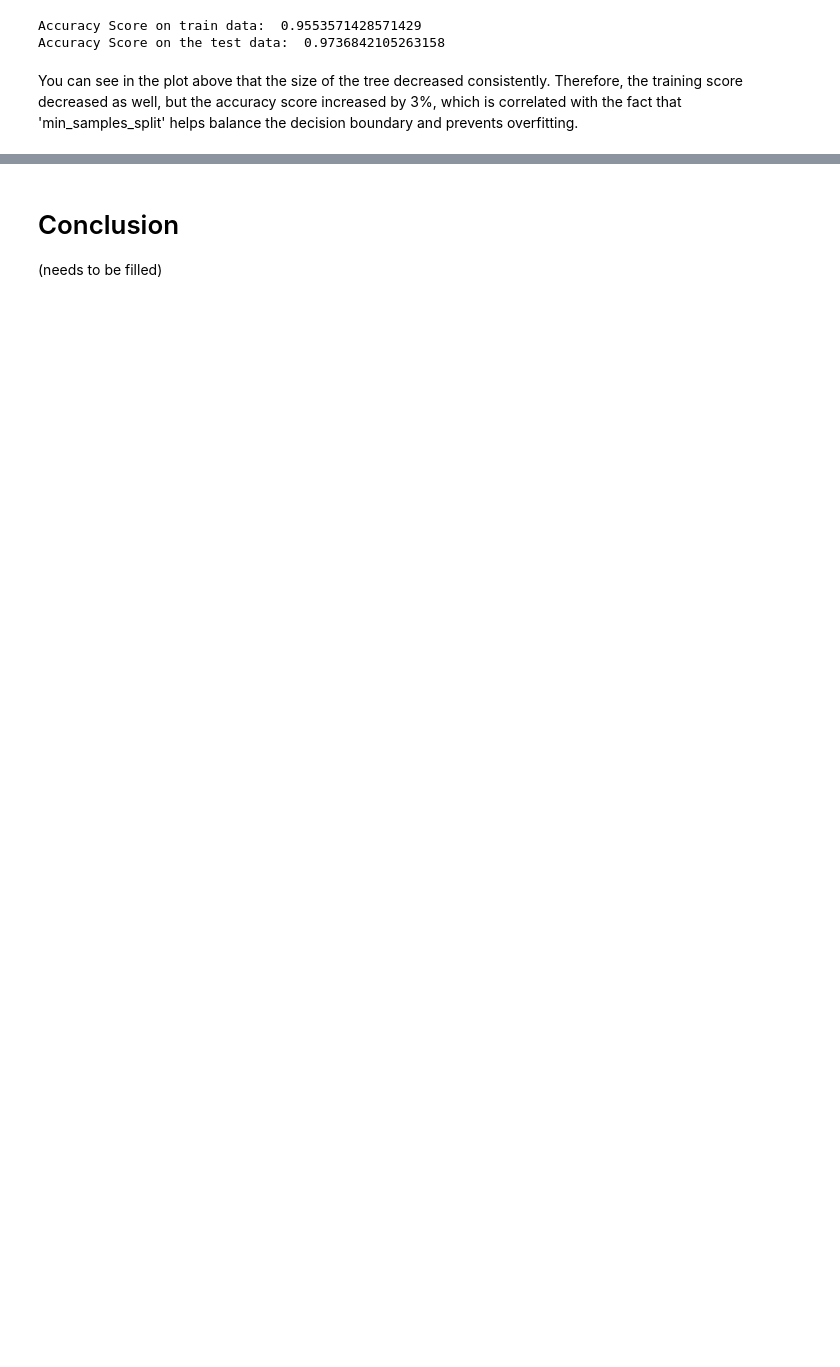
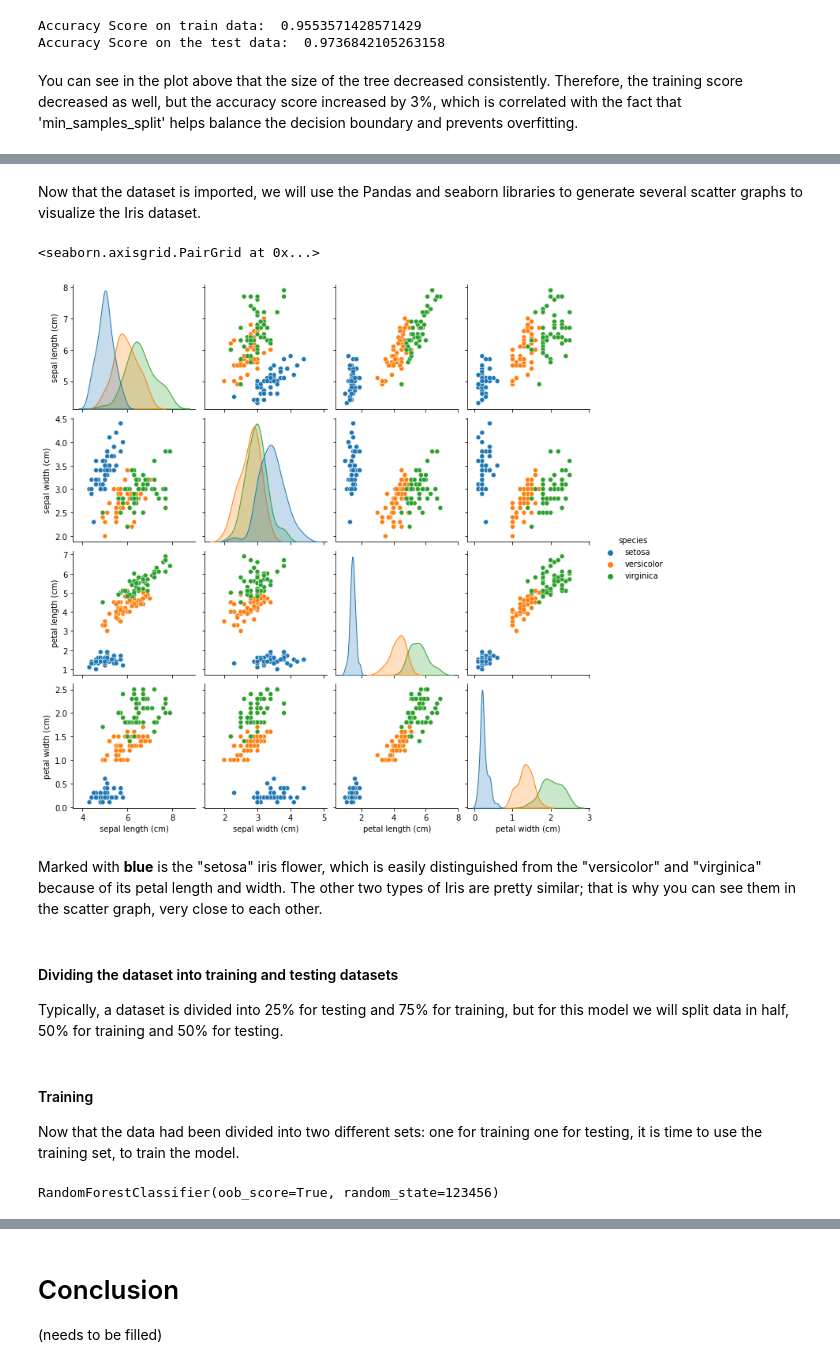
Before and after one commit to DoraTheodora/MachineLearning-Tutorial, a Jupyter notebook: CA2-Data Preprocessing and Algorithms.ipynb, the cells around one changed output, grey strips where cells are left out. Cells and saved outputs as stored; diff of their text form; code cells hidden in the pictures; blank space fills up the shorter version.

Commit message:
Random Forest implemented using the Iris dataset

```diff
--- a/CA2-Data Preprocessing and Algorithms.ipynb
+++ b/CA2-Data Preprocessing and Algorithms.ipynb
@@ -1070,0 +1115,18 @@ You can see in the plot above that the size of the tree decreased consistently.
+# %%
+iris = datasets.load_iris()
+# %% [markdown]
+Now that the dataset is imported, we will use the Pandas and seaborn libraries to generate several scatter graphs to visualize the Iris dataset.
+# %%
+df = pd.DataFrame(iris.data, columns=iris.feature_names)
+# sklearn provides the iris species as integer values since this is required for classification
+# here we're just adding a column with the species names to the dataframe for visualisation
+df['species'] = np.array([iris.target_names[i] for i in iris.target])
+sns.pairplot(df, hue='species')
+# %% [output]
+<seaborn.axisgrid.PairGrid at 0x...>
+[figure, added]
+# %% [markdown]
+Marked with <b>blue</b> is the "setosa" iris flower, which is easily distinguished from the "versicolor" and "virginica" because of its petal length and width. The other two types of Iris are pretty similar; that is why you can see them in the scatter graph, very close to each other.
+# %% [markdown]
+#### Dividing the dataset into training and testing datasets
+Typically, a dataset is divided into 25% for testing and 75% for training, but for this model we will split data in half, 50% for training and 50% for testing.
@@ -1070,0 +1135,8 @@ You can see in the plot above that the size of the tree decreased consistently.
+# %% [markdown]
+#### Training
+Now that the data had been divided into two different sets: one for training one for testing, it is time to use the training set, to train the model.
+# %%
+random_forest = RandomForestClassifier(n_estimators=100, oob_score=True, random_state=123456)
+random_forest.fit(X_train, y_train)
+# %% [output]
+RandomForestClassifier(oob_score=True, random_state=123456)
```
Also changed, not shown: parts of 23 cells of this notebook, 1 other file.
